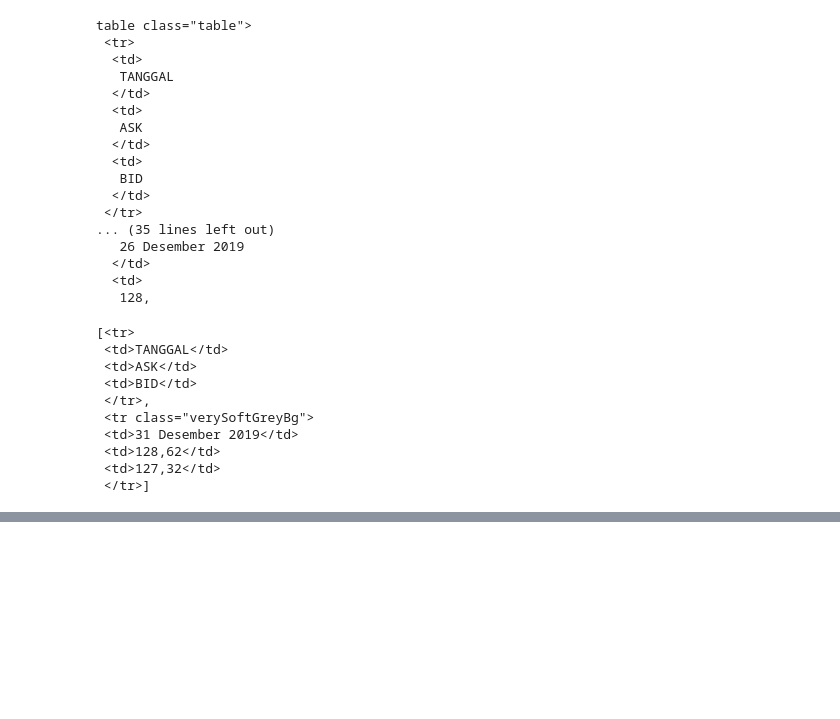
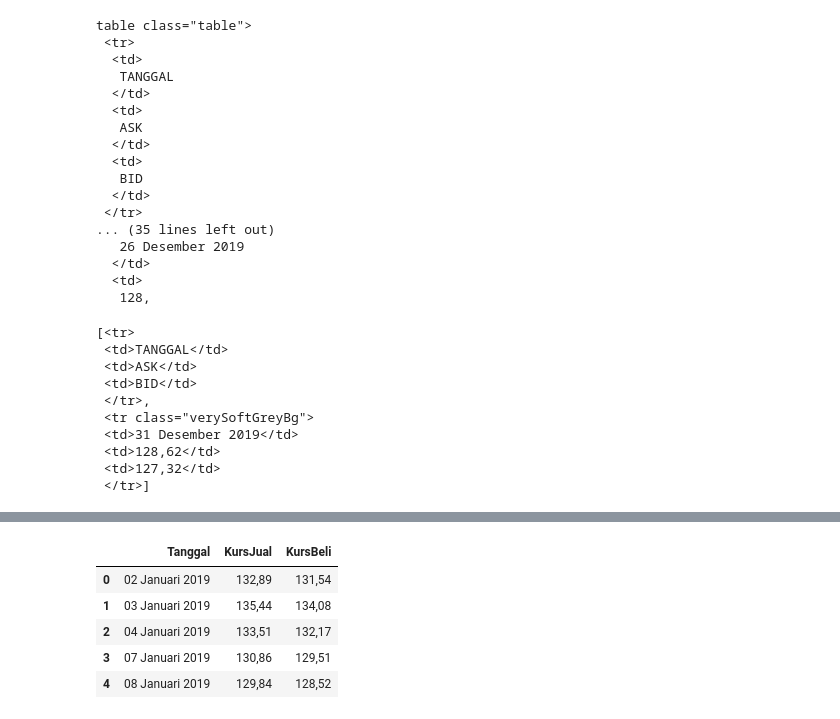
Before and after one commit to Stefen-Li/algoritma_webscrapping, a Jupyter notebook: Web Scrapping.ipynb, the cells around one changed output, grey strips where cells are left out. Saved outputs shown, nothing was run; the diff lists cells and outputs as text; code cells hidden in the pictures; blank space fills up the shorter version.

```diff
--- a/Web Scrapping.ipynb
+++ b/Web Scrapping.ipynb
@@ -106,0 +128,12 @@ temp
+# %%
+import pandas as pd
+
+df = pd.DataFrame(temp, columns = ('Tanggal','KursJual','KursBeli'))
+df.head()
+# %% [output]
+|  | Tanggal | KursJual | KursBeli |
+| 0 | 02 Januari 2019 | 132,89 | 131,54 |
+| 1 | 03 Januari 2019 | 135,44 | 134,08 |
+| 2 | 04 Januari 2019 | 133,51 | 132,17 |
+| 3 | 07 Januari 2019 | 130,86 | 129,51 |
+| 4 | 08 Januari 2019 | 129,84 | 128,52 |
```
Also changed, not shown: parts of 8 cells of this notebook, 4 other files.
